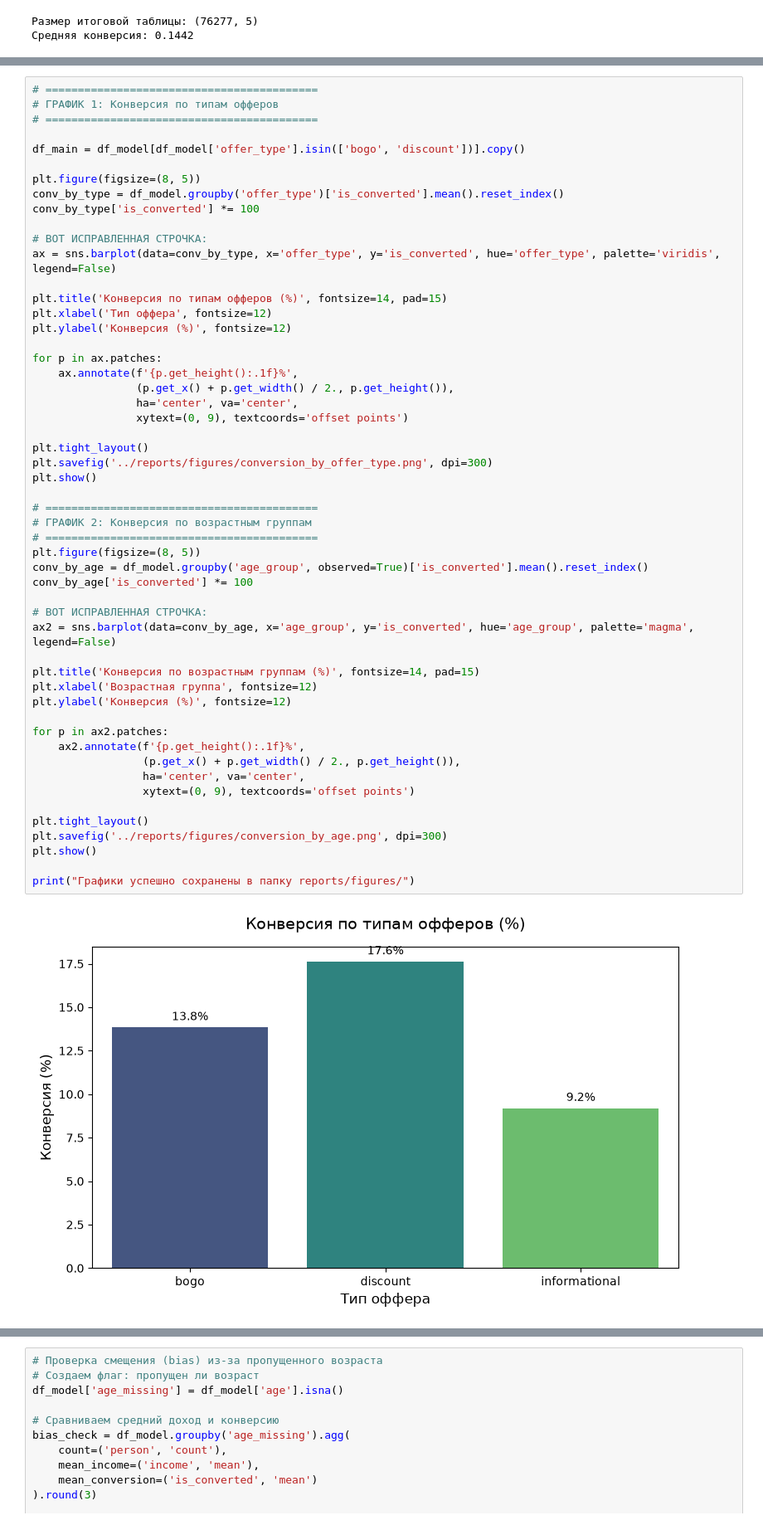
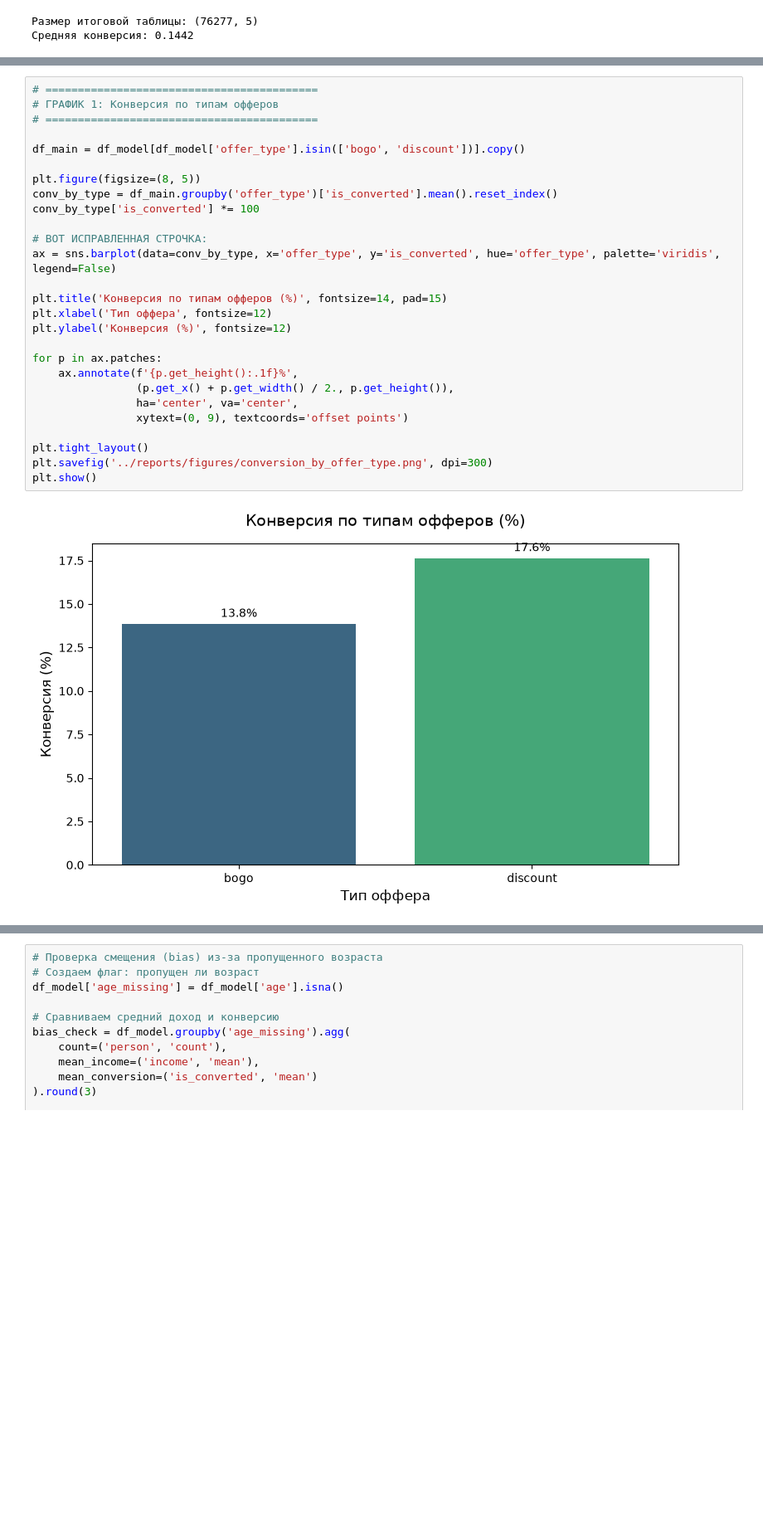
Before and after one commit to Arkwark/starbucks-offer-effectiveness-analysis, a Jupyter notebook: notebooks/03_offer_effectiveness_analysis.ipynb, the cells around one changed output, grey strips where cells are left out. Shown at 83% size. Drawn from its saved outputs; the diff is of its cells as text; blank space fills up the shorter version.

```diff
--- a/notebooks/03_offer_effectiveness_analysis.ipynb
+++ b/notebooks/03_offer_effectiveness_analysis.ipynb
@@ -176,55 +215,29 @@ dtype: float64
 # %%
 # ==========================================
 # ГРАФИК 1: Конверсия по типам офферов
 # ==========================================
 
 df_main = df_model[df_model['offer_type'].isin(['bogo', 'discount'])].copy()
 
 plt.figure(figsize=(8, 5))
-conv_by_type = df_model.groupby('offer_type')['is_converted'].mean().reset_index()
+conv_by_type = df_main.groupby('offer_type')['is_converted'].mean().reset_index()
 conv_by_type['is_converted'] *= 100
 
 # ВОТ ИСПРАВЛЕННАЯ СТРОЧКА:
 ax = sns.barplot(data=conv_by_type, x='offer_type', y='is_converted', hue='offer_type', palette='viridis', legend=False)
 
 plt.title('Конверсия по типам офферов (%)', fontsize=14, pad=15)
 plt.xlabel('Тип оффера', fontsize=12)
 plt.ylabel('Конверсия (%)', fontsize=12)
 
 for p in ax.patches:
     ax.annotate(f'{p.get_height():.1f}%',
                 (p.get_x() + p.get_width() / 2., p.get_height()),
                 ha='center', va='center',
                 xytext=(0, 9), textcoords='offset points')
 
 plt.tight_layout()
 plt.savefig('../reports/figures/conversion_by_offer_type.png', dpi=300)
 plt.show()
-
-# ==========================================
-# ГРАФИК 2: Конверсия по возрастным группам
-# ==========================================
-plt.figure(figsize=(8, 5))
-conv_by_age = df_model.groupby('age_group', observed=True)['is_converted'].mean().reset_index()
-conv_by_age['is_converted'] *= 100
-
-# ВОТ ИСПРАВЛЕННАЯ СТРОЧКА:
-ax2 = sns.barplot(data=conv_by_age, x='age_group', y='is_converted', hue='age_group', palette='magma', legend=False)
-
-plt.title('Конверсия по возрастным группам (%)', fontsize=14, pad=15)
-plt.xlabel('Возрастная группа', fontsize=12)
-plt.ylabel('Конверсия (%)', fontsize=12)
-
-for p in ax2.patches:
-    ax2.annotate(f'{p.get_height():.1f}%',
-                 (p.get_x() + p.get_width() / 2., p.get_height()),
-                 ha='center', va='center',
-                 xytext=(0, 9), textcoords='offset points')
-
-plt.tight_layout()
-plt.savefig('../reports/figures/conversion_by_age.png', dpi=300)
-plt.show()
-
-print("Графики успешно сохранены в папку reports/figures/")
 # %% [output]
-[figure, old version]
+[figure, new version]
```
Also changed, not shown: parts of 7 cells of this notebook, 8 other files.
